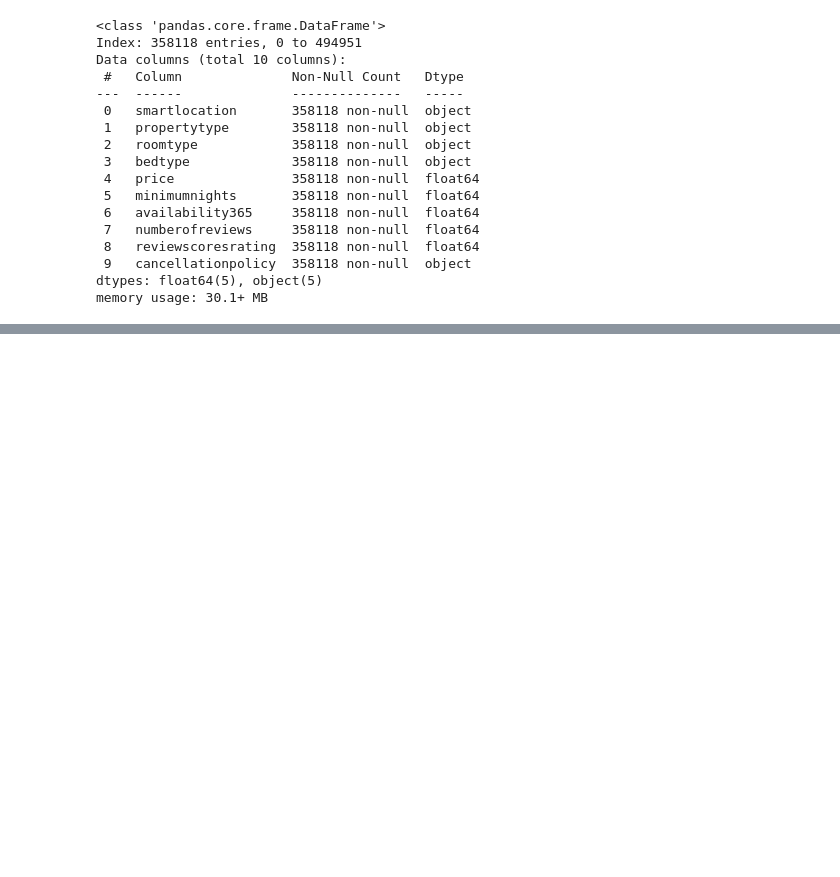
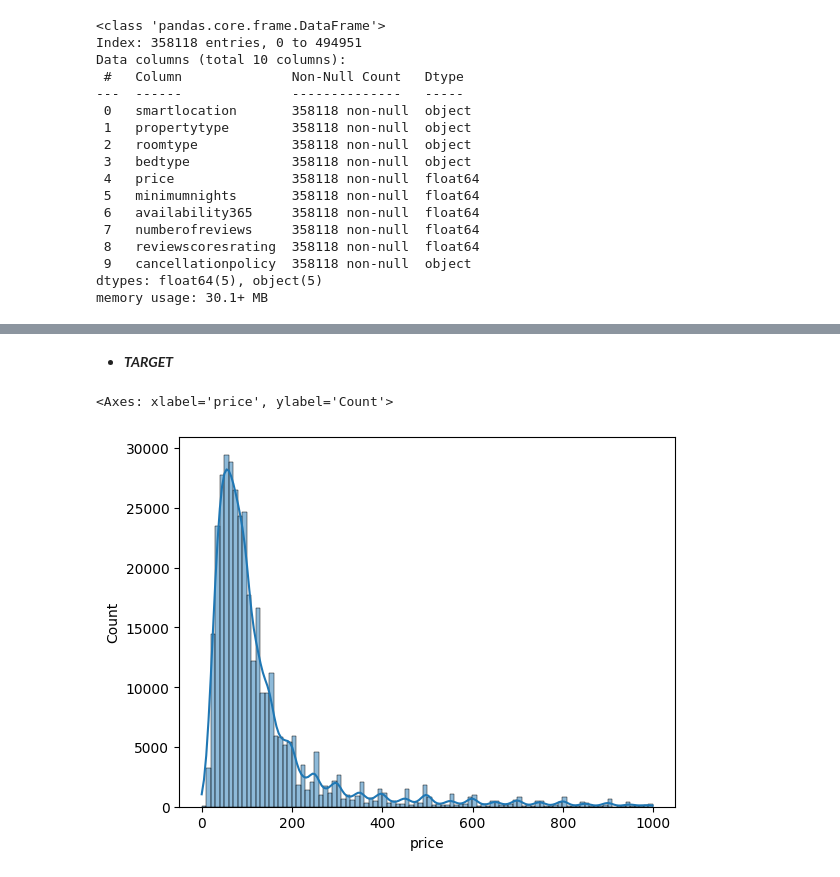
Before and after one commit to SinghJagpreet096/AirBnbPricePridiction, a Jupyter notebook: notebook/EDA.ipynb, the cells around one changed output, grey strips where cells are left out. Saved outputs shown, nothing was run; the diff lists cells and outputs as text; code cells hidden in the pictures; blank space fills up the shorter version.

```diff
--- a/notebook/EDA.ipynb
+++ b/notebook/EDA.ipynb
@@ -141,0 +181,12 @@ memory usage: 30.1+ MB
+# %%
+## define categorical and numerical columns
+TARGET = 'price'
+categorical_cols = [col for col in df.columns if df[col].dtype == 'O']
+numerical_cols = [col for col in df.columns if col not in categorical_cols and col != TARGET]
+
+print(f"TARGET: {TARGET}\n")
+print(f"categorical columns: {categorical_cols}")
+print(f"length of categorical columns: {len(categorical_cols)}\n")
+
+print(f"numerical colomns: {numerical_cols}")
+print(f"length of numerical columns: {len(numerical_cols)}")
@@ -141,0 +240,7 @@ memory usage: 30.1+ MB
+# %% [markdown]
+- ***TARGET***
+# %%
+sns.histplot(df[TARGET],kde=True,bins=100)
+# %% [output]
+<Axes: xlabel='price', ylabel='Count'>
+[figure, added]
```
Also changed, not shown: parts of 29 cells of this notebook.
